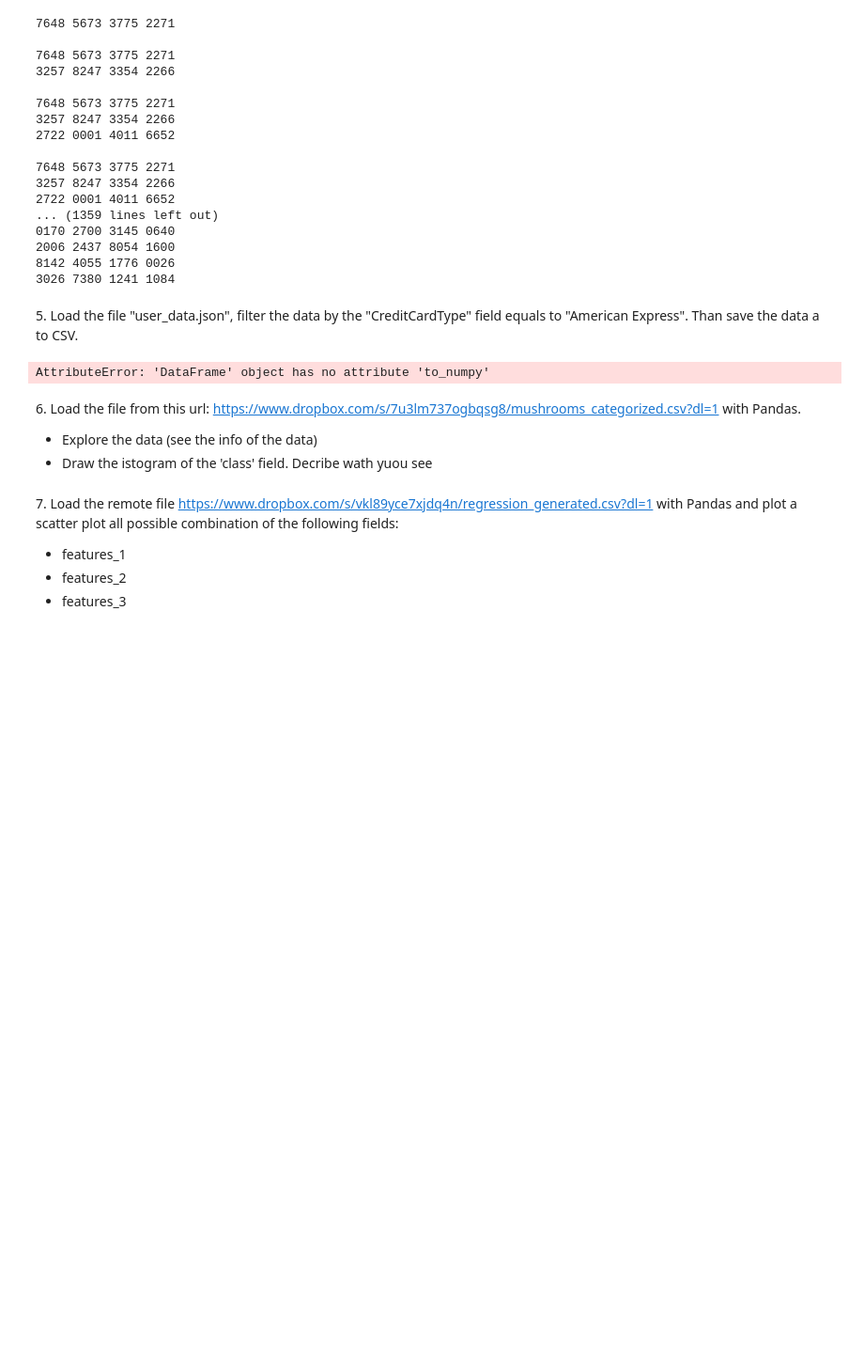
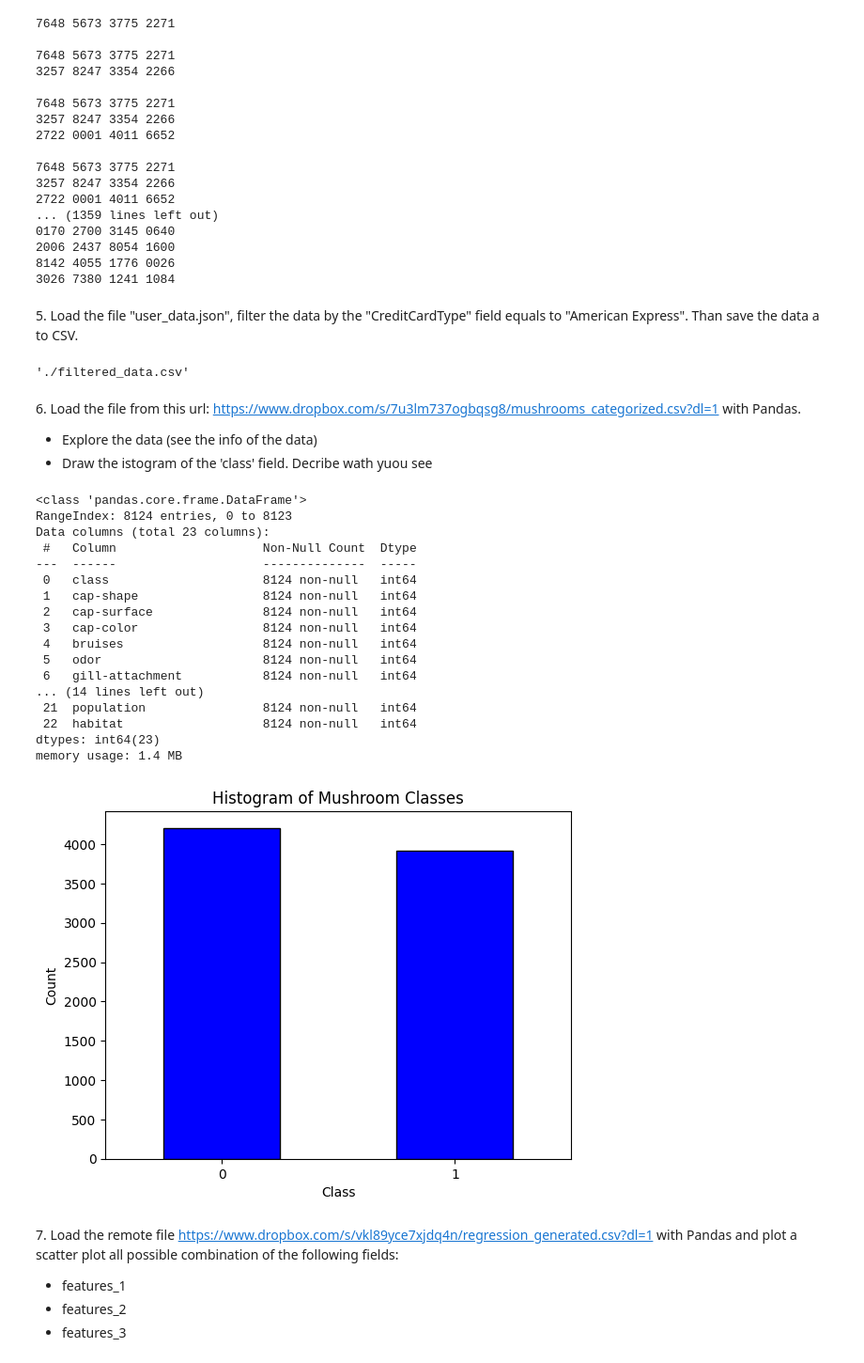
Before and after one commit to nicolomontagner02/LaboratoryOfComputationalPhysics_Y7, a Jupyter notebook: 05ex_OSEMN.ipynb, the cells around one changed output. Shown at 94% size. Drawn from its saved outputs; the diff is of its cells as text; code cells hidden in the pictures; blank space fills up the shorter version.

```diff
--- a/05ex_OSEMN.ipynb
+++ b/05ex_OSEMN.ipynb
@@ -65,16 +88,73 @@ with open("./credit_card.dat","r") as file:
 3026 7380 1241 1084
 # %% [markdown]
 5\. Load the file "user_data.json", filter the data by the "CreditCardType" field equals to "American Express". Than save the data a to CSV.
-# %%
-df = pd.read_json('./user_data.json')
-mask = [df['CreditCardType']=='American Express']
-df_n = df.to_numpy()
-# %% [output]
-AttributeError: 'DataFrame' object has no attribute 'to_numpy'
+# %%
+df = pd.read_json('./user_data.json')
+mask = [df['CreditCardType']=='American Express']
+df_n = df.to_numpy()
+
+import json
+import pandas as pd
+
+# Load the JSON file
+file_path = "./user_data.json"
+with open(file_path, 'r') as file:
+    data = json.load(file)
+
+# Convert the data to a DataFrame
+df = pd.DataFrame(data)
+
+# Filter rows where 'CreditCardType' is 'American Express'
+filtered_data = df[df['CreditCardType'] == 'American Express']
+
+# Save the filtered data to a CSV file
+output_path = "./filtered_data.csv"
+filtered_data.to_csv(output_path, index=False)
+
+output_path
+# %% [output]
+'./filtered_data.csv'
 # %% [markdown]
 6\. Load the file from this url: [https://www.dropbox.com/s/7u3lm737ogbqsg8/mushrooms_categorized.csv?dl=1](https://www.dropbox.com/s/7u3lm737ogbqsg8/mushrooms_categorized.csv?dl=1) with Pandas.
 + Explore the data (see the info of the data)
 + Draw the istogram of the 'class' field. Decribe wath yuou see
+# %%
+# Load the CSV file from the URL
+url = "https://www.dropbox.com/s/7u3lm737ogbqsg8/mushrooms_categorized.csv?dl=1"
+mushrooms_data = pd.read_csv(url)
+
+# Explore the data
+data_info = mushrooms_data.info()
+
+# Draw the histogram of the 'class' field
+plt.grid(axis='y', linestyle='--', alpha=0.7)
+mushrooms_data['class'].value_counts().plot(kind='bar', color='blue', edgecolor='black')
+plt.title('Histogram of Mushroom Classes')
+plt.xlabel('Class')
+plt.ylabel('Count')
+plt.xticks(rotation=0)
+plt.show()
+
+data_info
+# %% [output]
+<class 'pandas.core.frame.DataFrame'>
+RangeIndex: 8124 entries, 0 to 8123
+Data columns (total 23 columns):
+ #   Column                    Non-Null Count  Dtype
+---  ------                    --------------  -----
+ 0   class                     8124 non-null   int64
+ 1   cap-shape                 8124 non-null   int64
+ 2   cap-surface               8124 non-null   int64
+ 3   cap-color                 8124 non-null   int64
+ 4   bruises                   8124 non-null   int64
+ 5   odor                      8124 non-null   int64
+ 6   gill-attachment           8124 non-null   int64
+... (14 lines left out)
+ 21  population                8124 non-null   int64
+ 22  habitat                   8124 non-null   int64
+dtypes: int64(23)
+memory usage: 1.4 MB
+[figure, added]
 # %% [markdown]
 7\. Load the remote file [https://www.dropbox.com/s/vkl89yce7xjdq4n/regression_generated.csv?dl=1](https://www.dropbox.com/s/vkl89yce7xjdq4n/regression_generated.csv?dl=1) with Pandas and plot a scatter plot all possible combination of the following fields:
 
```
Also changed, not shown: parts of 5 cells of this notebook, 5 other files.
